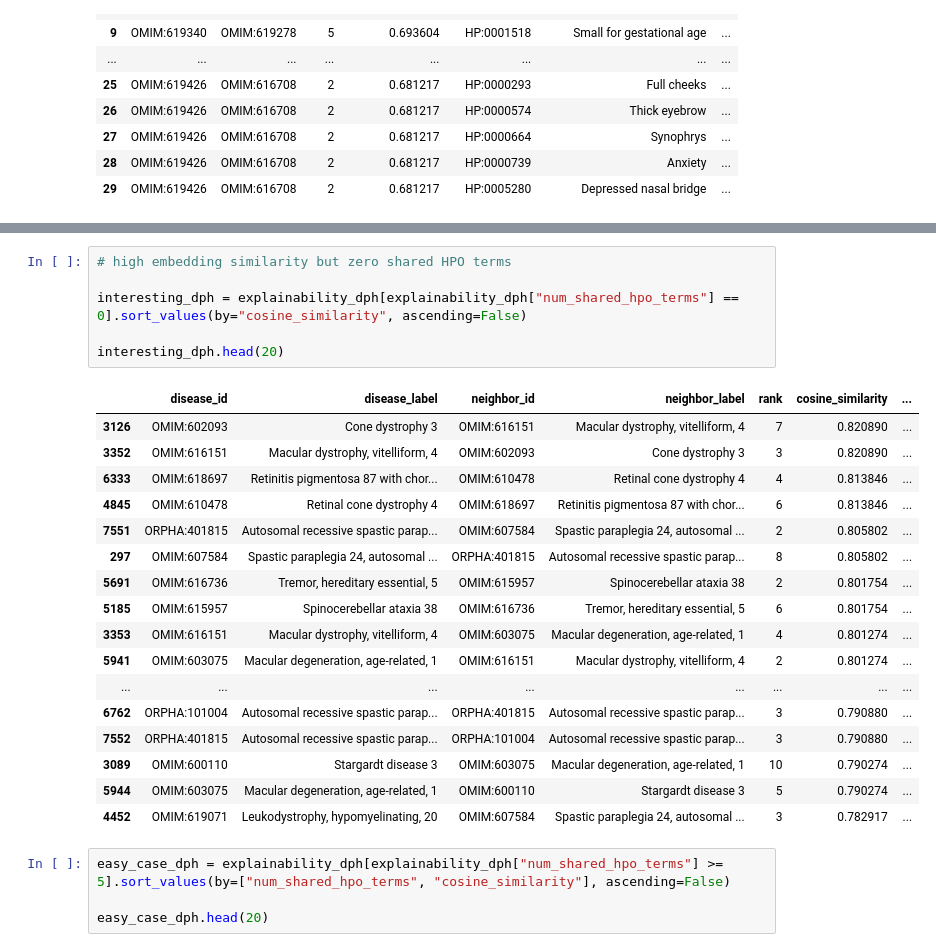
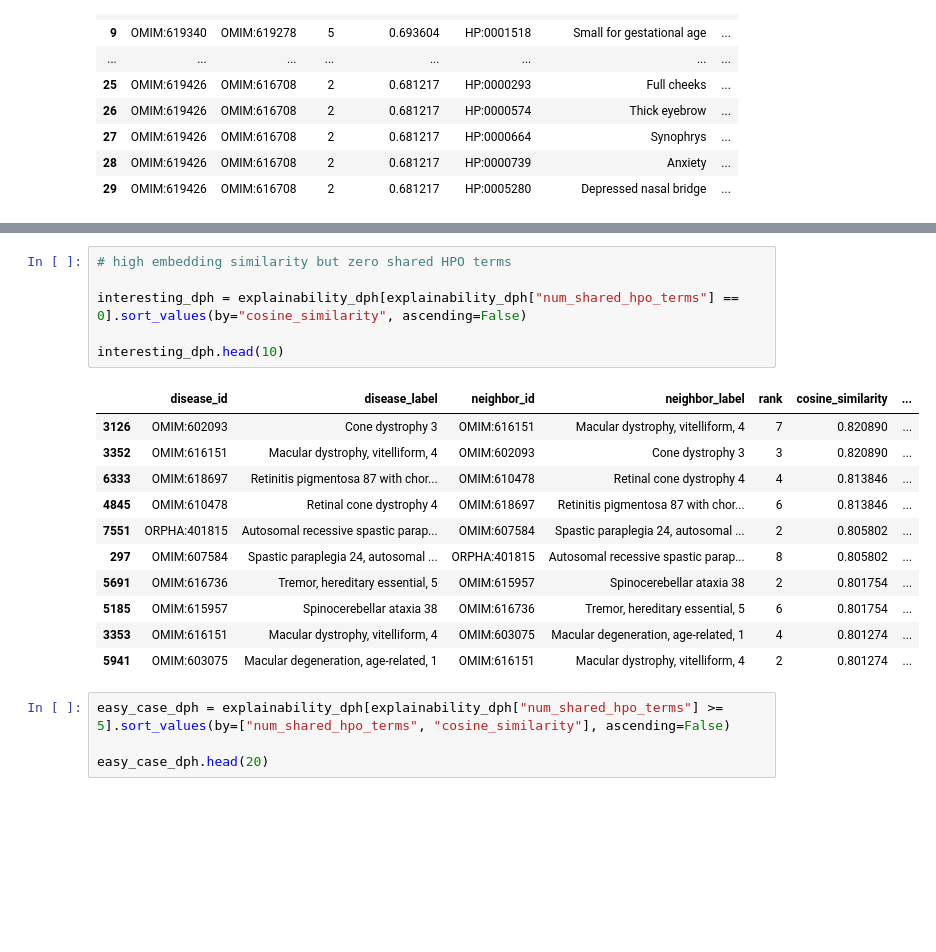
Before and after one commit to littlelila/GraphRepresentationLearning, a Jupyter notebook: notebooks/04_analyze_node2vec_embedding.ipynb, the cells around one changed output, grey strips where cells are left out. Drawn from its saved outputs; the diff is of its cells as text; blank space fills up the shorter version.

```diff
--- a/notebooks/04_embedding_inspection.ipynb
+++ b/notebooks/04_analyze_node2vec_embedding.ipynb
@@ -234,27 +216,21 @@ shared_hpo_explanations_dph.head(30)
 # %%
 # high embedding similarity but zero shared HPO terms
 
 interesting_dph = explainability_dph[explainability_dph["num_shared_hpo_terms"] == 0].sort_values(by="cosine_similarity", ascending=False)
 
-interesting_dph.head(20)
+interesting_dph.head(10)
 # %% [output]
 |  | disease_id | disease_label | neighbor_id | neighbor_label | rank | cosine_similarity | ... |
 | 3126 | OMIM:602093 | Cone dystrophy 3 | OMIM:616151 | Macular dystrophy, vitelliform, 4 | 7 | 0.820890 | ... |
 | 3352 | OMIM:616151 | Macular dystrophy, vitelliform, 4 | OMIM:602093 | Cone dystrophy 3 | 3 | 0.820890 | ... |
 | 6333 | OMIM:618697 | Retinitis pigmentosa 87 with chor... | OMIM:610478 | Retinal cone dystrophy 4 | 4 | 0.813846 | ... |
 | 4845 | OMIM:610478 | Retinal cone dystrophy 4 | OMIM:618697 | Retinitis pigmentosa 87 with chor... | 6 | 0.813846 | ... |
 | 7551 | ORPHA:401815 | Autosomal recessive spastic parap... | OMIM:607584 | Spastic paraplegia 24, autosomal ... | 2 | 0.805802 | ... |
 | 297 | OMIM:607584 | Spastic paraplegia 24, autosomal ... | ORPHA:401815 | Autosomal recessive spastic parap... | 8 | 0.805802 | ... |
 | 5691 | OMIM:616736 | Tremor, hereditary essential, 5 | OMIM:615957 | Spinocerebellar ataxia 38 | 2 | 0.801754 | ... |
 | 5185 | OMIM:615957 | Spinocerebellar ataxia 38 | OMIM:616736 | Tremor, hereditary essential, 5 | 6 | 0.801754 | ... |
 | 3353 | OMIM:616151 | Macular dystrophy, vitelliform, 4 | OMIM:603075 | Macular degeneration, age-related, 1 | 4 | 0.801274 | ... |
 | 5941 | OMIM:603075 | Macular degeneration, age-related, 1 | OMIM:616151 | Macular dystrophy, vitelliform, 4 | 2 | 0.801274 | ... |
-| ... | ... | ... | ... | ... | ... | ... | ... |
-| 6762 | ORPHA:101004 | Autosomal recessive spastic parap... | ORPHA:401815 | Autosomal recessive spastic parap... | 3 | 0.790880 | ... |
-| 7552 | ORPHA:401815 | Autosomal recessive spastic parap... | ORPHA:101004 | Autosomal recessive spastic parap... | 3 | 0.790880 | ... |
-| 3089 | OMIM:600110 | Stargardt disease 3 | OMIM:603075 | Macular degeneration, age-related, 1 | 10 | 0.790274 | ... |
-| 5944 | OMIM:603075 | Macular degeneration, age-related, 1 | OMIM:600110 | Stargardt disease 3 | 5 | 0.790274 | ... |
-| 4452 | OMIM:619071 | Leukodystrophy, hypomyelinating, 20 | OMIM:607584 | Spastic paraplegia 24, autosomal ... | 3 | 0.782917 | ... |
 # %%
 easy_case_dph = explainability_dph[explainability_dph["num_shared_hpo_terms"] >= 5].sort_values(by=["num_shared_hpo_terms", "cosine_similarity"], ascending=False)
 
```
Also changed, not shown: parts of 5 cells of this notebook, 7 other files.
